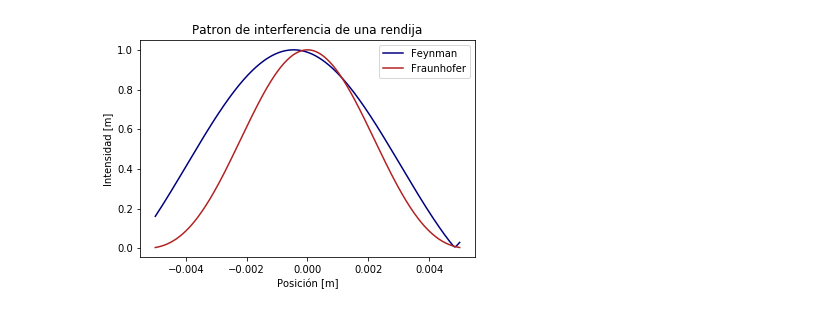
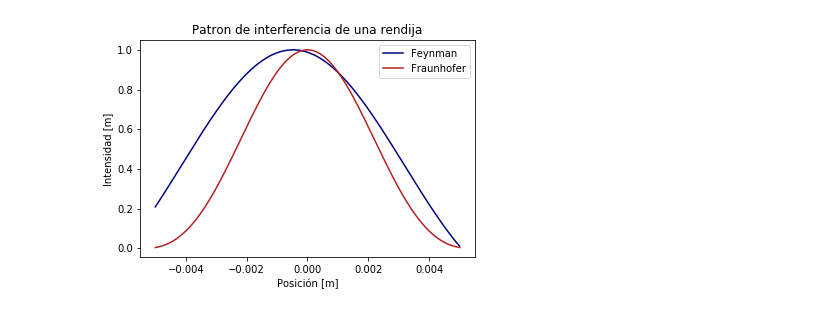
Before and after one commit to jamontanac/Laboratorio-Avanzado, a Jupyter notebook: Double_Slit/Integral_Feynman.ipynb, the cells around one changed output. Cells and saved outputs as stored; diff of their text form; code cells hidden in the pictures.

```diff
--- a/Double_Slit/Integral_Feynman.ipynb
+++ b/Double_Slit/Integral_Feynman.ipynb
@@ -49,5 +49,5 @@ def Feynman_integral(N,lim_z,rendijas="Two",a=1.0*10**(-4),Lam=530*10**(-9),d=35
         I_z=np.array(I_z)
         return I_z/np.max(I_z)
 # %%
-Intensidad_dos=Feynman_integral(300,0.005,rendijas="Two")
-Intensidad_una=Feynman_integral(300,0.005,rendijas="One")
+Intensidad_dos=Feynman_integral(500,0.005,rendijas="Two")
+Intensidad_una=Feynman_integral(500,0.0048,rendijas="One")
@@ -68,10 +69,14 @@ plt.show()
 # %%
+plt.figure(figsize=(6,4))
+y_f=np.linspace(-5/1000,5/1000,len(Intensidad_dos))
+y_f[np.argmin(np.abs(y_f))]=1E-7
 plt.plot(y_f,Intensidad_una,color="navy",label="Feynman")
 plt.plot(y_f,Intensidad_difraccion(function_alpha(y_f,wave_length)),color="firebrick", label="Fraunhofer")
 plt.xlabel("Posición [m]")
 plt.ylabel("Intensidad [m]")
 plt.title("Patron de interferencia de una rendija")
+plt.savefig("./Figuras/Feynman_unarendija.png")
 plt.legend()
 plt.show()
 # %% [output]
-[figure, old version]
+[figure, new version]
```
Also changed, not shown: parts of 2 cells of this notebook, 2 other files.
